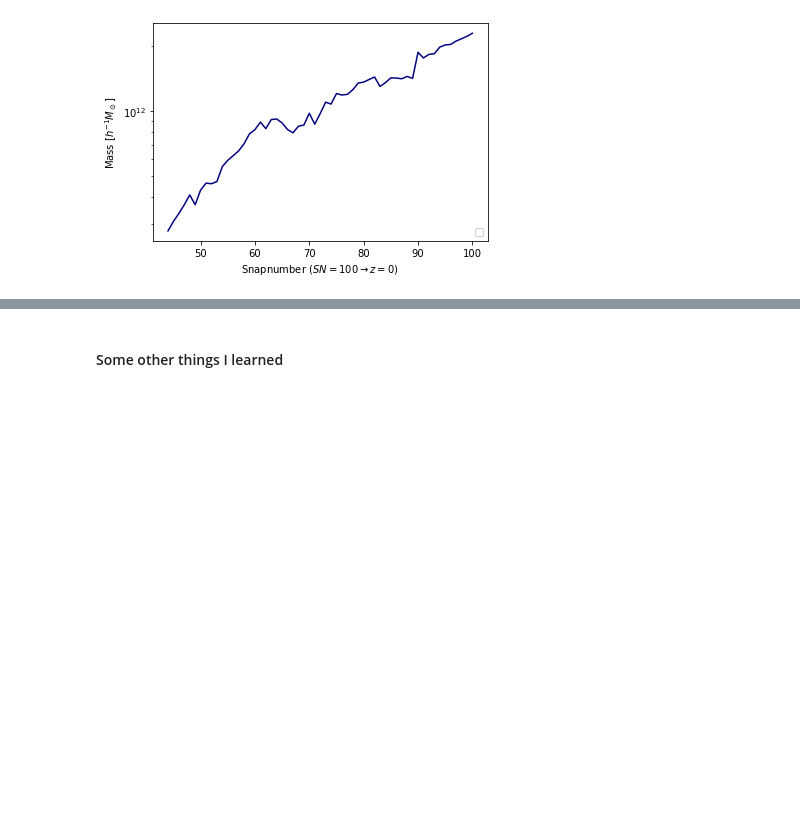
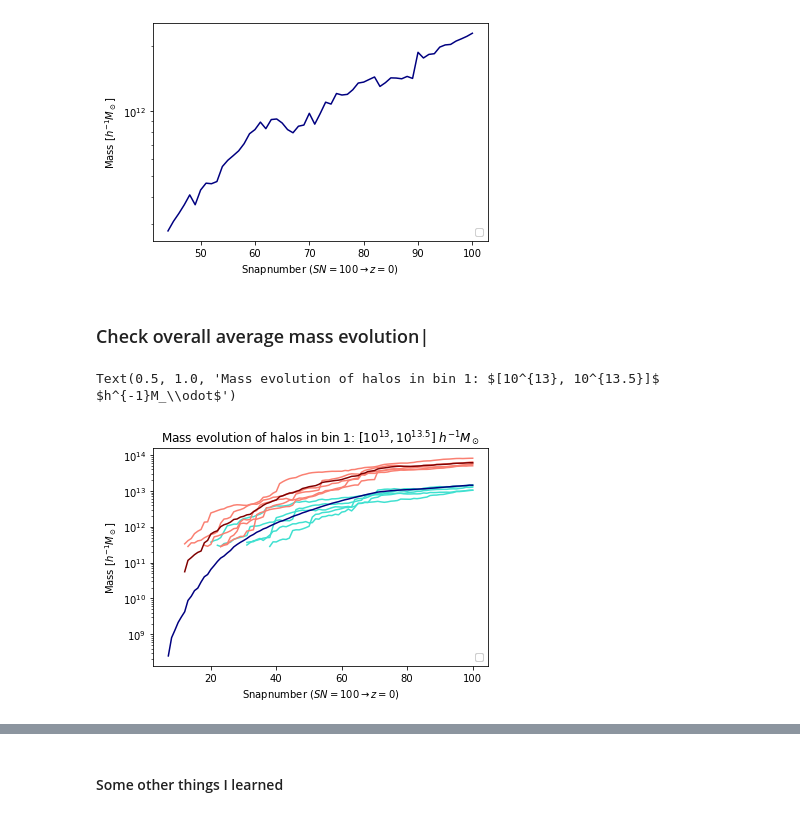
Before and after one commit to acossairt/fossil_groups, a Jupyter notebook: Haccytrees.ipynb, the cells around one changed output, grey strips where cells are left out. Saved outputs shown, nothing was run; the diff lists cells and outputs as text; code cells hidden in the pictures; blank space fills up the shorter version.

```diff
--- a/Haccytrees.ipynb
+++ b/Haccytrees.ipynb
@@ -553,3 +513,5 @@ ax.axvline(x=binned_lmm_index[0][target_idx]) # LMM
 # %%
 new_binned_fgs = help_func_haccytrees.find_binned_fossils(forest, binned_lmm_redshift, z_thresh)
 new_binned_fgs
+# %% [markdown]
+### Check overall average mass evolution|
@@ -555,0 +526,32 @@ new_binned_fgs
+# %%
+# Samples and averages
+fg_idx = binned_fgs[0:2]
+N = 5
+fig = None
+ax = None
+xaxis = 'snap_nums'
+# First, plot some samples
+color = iter(["turquoise", "salmon"])
+for halo_idx in fg_idx: # For each of the lower two bins (last one is empty)
+    current_color = next(color)
+    sampled_idx = np.random.choice(halo_idx, N, replace=False)
+    mainbranch_index, mainbranch_masses = help_func_haccytrees.get_branches(sampled_idx, forest)
+    # Plot them
+    fig, ax = help_func_haccytrees.plot_evol(mainbranch_masses, x_axis = xaxis, fig = fig, ax = ax, cust_color = current_color)
+
+# Now, find the averages
+mbins = [1e13, 5e13, 1e14]
+mainbranch_binned_index, mainbranch_binned_masses = help_func_haccytrees.get_binned_branches(fg_idx, forest, snap = 100)
+mainbranch_avg_masses = help_func_haccytrees.avg_mass_bins(mainbranch_binned_masses)
+
+# And plot them
+xaxis = 'snap_nums'
+#end = 10
+#ax.set_xlim(end,0)
+fig, ax = help_func_haccytrees.plot_evol(mainbranch_avg_masses, bins = mbins, x_axis = xaxis, fig = fig, ax = ax)
+#ax.xaxis.set_ticks(np.arange(0, end, 1))
+#ax.xaxis.set_major_formatter(ScalarFormatter())
+ax.set_title(r"Mass evolution of halos in bin 1: $[10^{13}, 10^{13.5}]$ $h^{-1}M_\odot$")
+# %% [output]
+Text(0.5, 1.0, 'Mass evolution of halos in bin 1: $[10^{13}, 10^{13.5}]$ $h^{-1}M_\\odot$')
+[figure, added]
```
Also changed, not shown: parts of 20 cells of this notebook, 14 other files.
